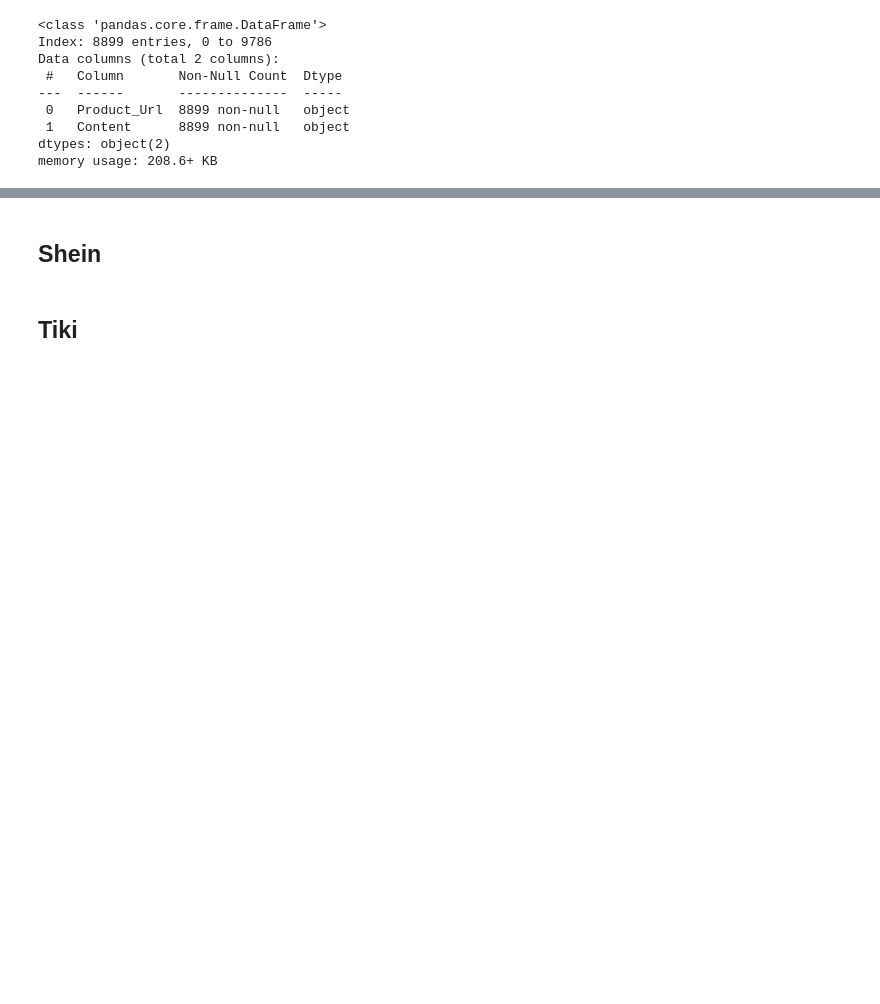
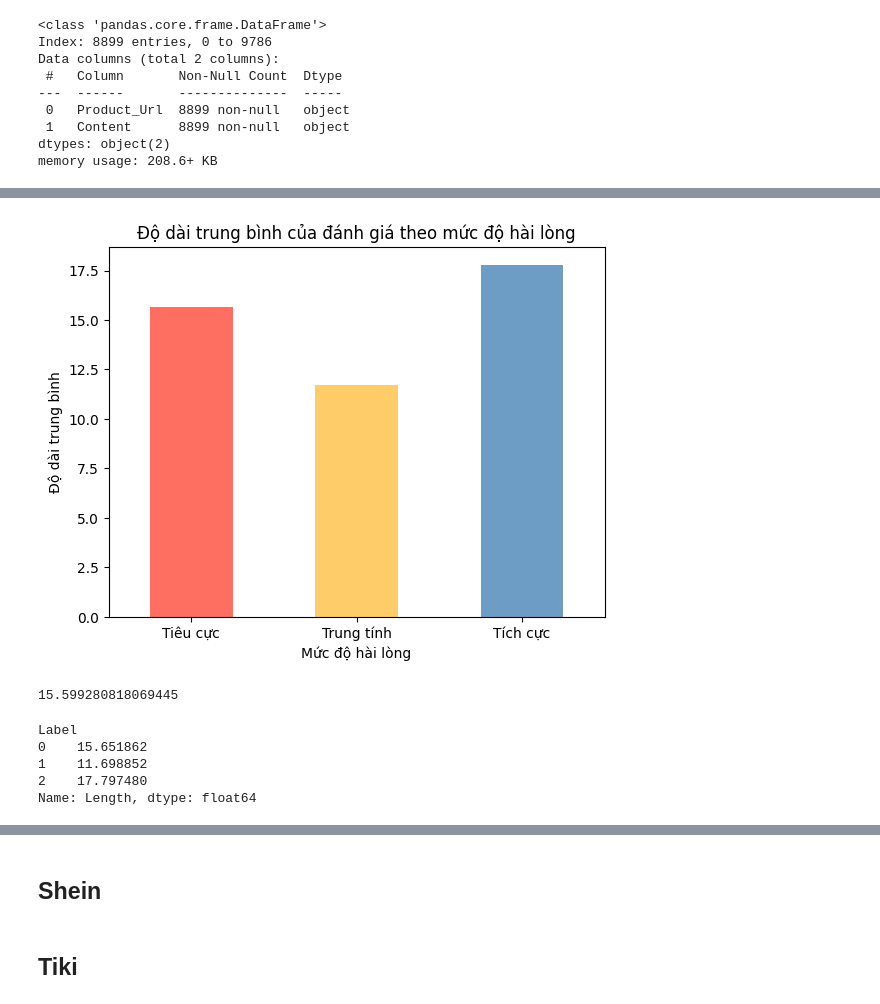
Before and after one commit to tathithienthanh/WomenFashionProductRecommendationSystem, a Jupyter notebook: Untitled.ipynb, the cells around one changed output, grey strips where cells are left out. Cells and saved outputs as stored; diff of their text form; code cells hidden in the pictures; blank space fills up the shorter version.

```diff
--- a/Untitled.ipynb
+++ b/Untitled.ipynb
@@ -1358,0 +1551,26 @@ memory usage: 208.6+ KB
+# %%
+df_Laz_feedback['Length'] = df_Laz_feedback['Content'].str.split().str.len()
+mean_length = df_Laz_feedback.groupby('Label')['Length'].mean()
+
+colors = ['#FF6F61', '#FFCC6A', '#6D9DC5']
+mean_length.plot(kind='bar', color=colors)
+
+plt.title('Độ dài trung bình của đánh giá theo mức độ hài lòng')
+plt.xlabel('Mức độ hài lòng')
+plt.ylabel('Độ dài trung bình')
+plt.xticks(ticks=[0, 1, 2], labels=['Tiêu cực', 'Trung tính', 'Tích cực'], rotation=0)
+plt.show()
+# %% [output]
+[figure, added]
+# %%
+df_Laz_feedback['Length'].mean()
+# %% [output]
+15.599280818069445
+# %%
+mean_length
+# %% [output]
+Label
+0    15.651862
+1    11.698852
+2    17.797480
+Name: Length, dtype: float64
```
Also changed, not shown: parts of 42 cells of this notebook.
